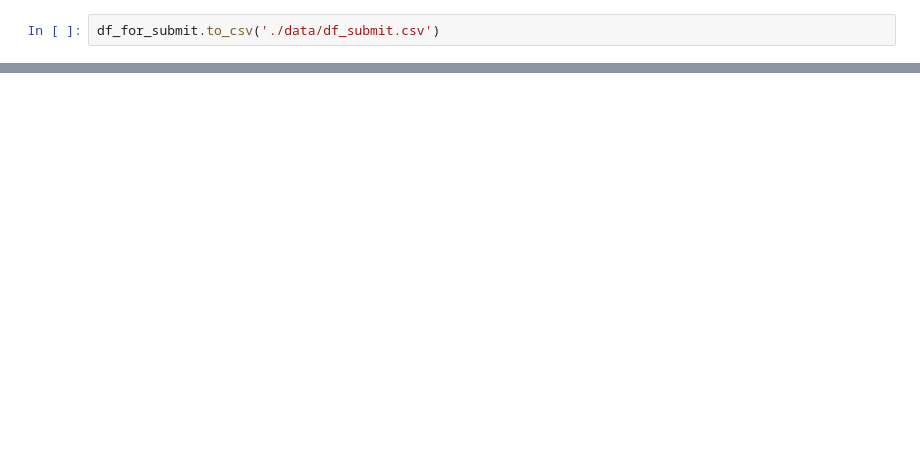
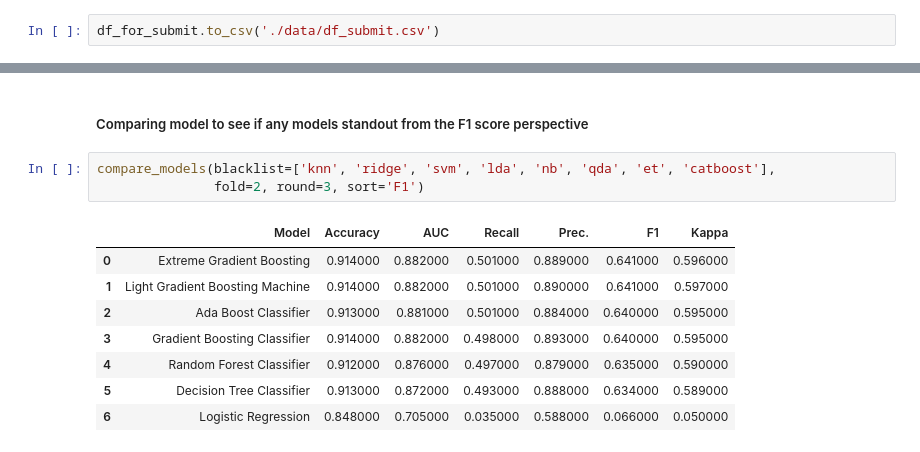
Before and after one commit to sittingman/instacart_product_repurchase, a Jupyter notebook: machine_learning.ipynb, the cells around one changed output, grey strips where cells are left out. Saved outputs shown, nothing was run; the diff lists cells and outputs as text; blank space fills up the shorter version.

```diff
--- a/machine_learning.ipynb
+++ b/machine_learning.ipynb
@@ -247,0 +186,14 @@ df_for_submit.to_csv('./data/df_submit.csv')
+# %% [markdown]
+##### Comparing model to see if any models standout from the F1 score perspective
+# %%
+compare_models(blacklist=['knn', 'ridge', 'svm', 'lda', 'nb', 'qda', 'et', 'catboost'],
+               fold=2, round=3, sort='F1')
+# %% [output]
+|  | Model | Accuracy | AUC | Recall | Prec. | F1 | Kappa |
+| 0 | Extreme Gradient Boosting | 0.914000 | 0.882000 | 0.501000 | 0.889000 | 0.641000 | 0.596000 |
+| 1 | Light Gradient Boosting Machine | 0.914000 | 0.882000 | 0.501000 | 0.890000 | 0.641000 | 0.597000 |
+| 2 | Ada Boost Classifier | 0.913000 | 0.881000 | 0.501000 | 0.884000 | 0.640000 | 0.595000 |
+| 3 | Gradient Boosting Classifier | 0.914000 | 0.882000 | 0.498000 | 0.893000 | 0.640000 | 0.595000 |
+| 4 | Random Forest Classifier | 0.912000 | 0.876000 | 0.497000 | 0.879000 | 0.635000 | 0.590000 |
+| 5 | Decision Tree Classifier | 0.913000 | 0.872000 | 0.493000 | 0.888000 | 0.634000 | 0.589000 |
+| 6 | Logistic Regression | 0.848000 | 0.705000 | 0.035000 | 0.588000 | 0.066000 | 0.050000 |
```
Also changed, not shown: parts of 86 cells of this notebook, 3 other files.
